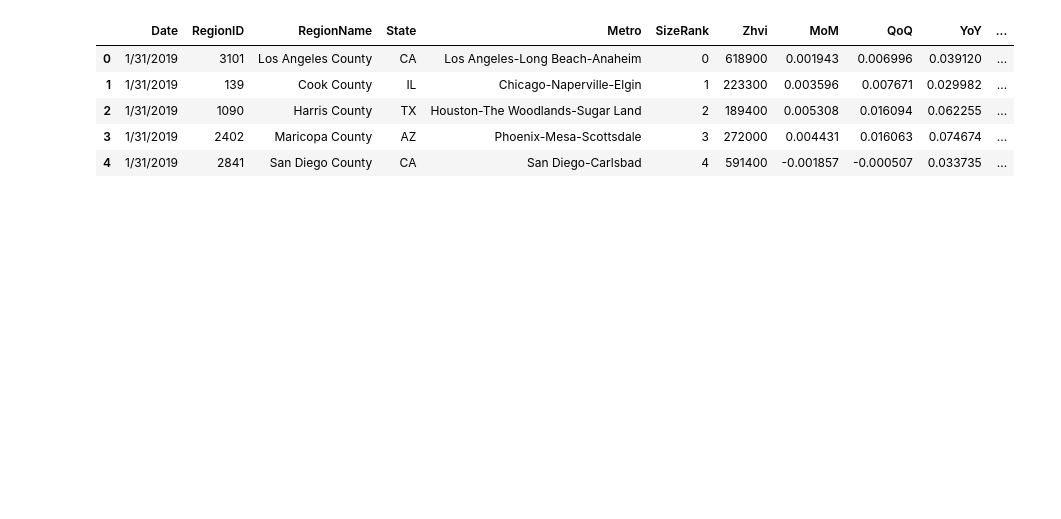
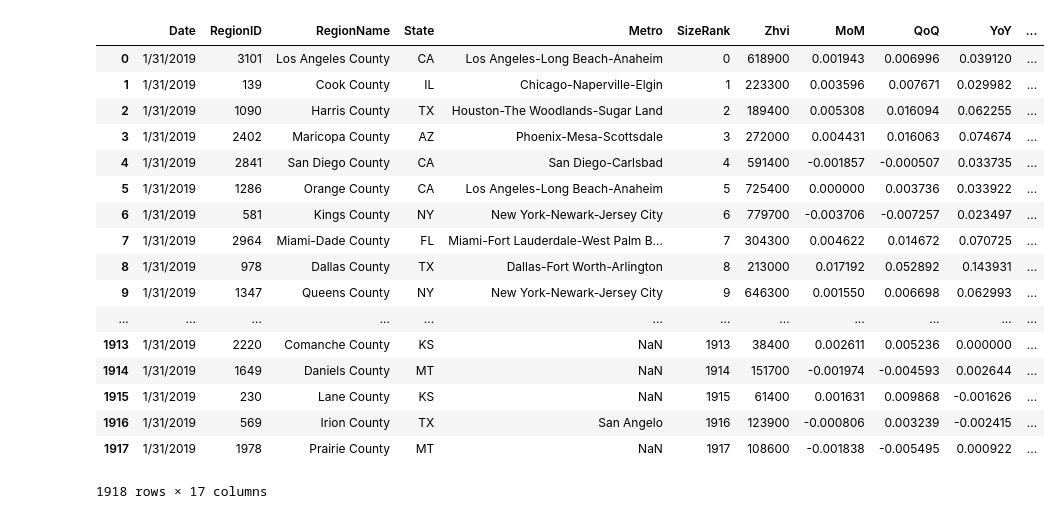
Before and after one commit to sbogdan-sb/Data_Viz_Project, a Jupyter notebook: david/real_estate_data.ipynb, the cells around one changed output. Cells and saved outputs as stored; diff of their text form; code cells hidden in the pictures; blank space fills up the shorter version.

```diff
--- a/david/real_estate_data.ipynb
+++ b/david/real_estate_data.ipynb
@@ -6,11 +6,23 @@ import os
 # %%
 re_prices=pd.read_csv("County_Zhvi_Summary_AllHomes.csv",encoding="ISO-8859-1")
 # %%
-re_prices.head()
+re_prices
 # %% [output]
 |  | Date | RegionID | RegionName | State | Metro | SizeRank | Zhvi | MoM | QoQ | YoY | ... |
 | 0 | 1/31/2019 | 3101 | Los Angeles County | CA | Los Angeles-Long Beach-Anaheim | 0 | 618900 | 0.001943 | 0.006996 | 0.039120 | ... |
 | 1 | 1/31/2019 | 139 | Cook County | IL | Chicago-Naperville-Elgin | 1 | 223300 | 0.003596 | 0.007671 | 0.029982 | ... |
 | 2 | 1/31/2019 | 1090 | Harris County | TX | Houston-The Woodlands-Sugar Land | 2 | 189400 | 0.005308 | 0.016094 | 0.062255 | ... |
 | 3 | 1/31/2019 | 2402 | Maricopa County | AZ | Phoenix-Mesa-Scottsdale | 3 | 272000 | 0.004431 | 0.016063 | 0.074674 | ... |
 | 4 | 1/31/2019 | 2841 | San Diego County | CA | San Diego-Carlsbad | 4 | 591400 | -0.001857 | -0.000507 | 0.033735 | ... |
+| 5 | 1/31/2019 | 1286 | Orange County | CA | Los Angeles-Long Beach-Anaheim | 5 | 725400 | 0.000000 | 0.003736 | 0.033922 | ... |
+| 6 | 1/31/2019 | 581 | Kings County | NY | New York-Newark-Jersey City | 6 | 779700 | -0.003706 | -0.007257 | 0.023497 | ... |
+| 7 | 1/31/2019 | 2964 | Miami-Dade County | FL | Miami-Fort Lauderdale-West Palm B... | 7 | 304300 | 0.004622 | 0.014672 | 0.070725 | ... |
+| 8 | 1/31/2019 | 978 | Dallas County | TX | Dallas-Fort Worth-Arlington | 8 | 213000 | 0.017192 | 0.052892 | 0.143931 | ... |
+| 9 | 1/31/2019 | 1347 | Queens County | NY | New York-Newark-Jersey City | 9 | 646300 | 0.001550 | 0.006698 | 0.062993 | ... |
+| ... | ... | ... | ... | ... | ... | ... | ... | ... | ... | ... | ... |
+| 1913 | 1/31/2019 | 2220 | Comanche County | KS | NaN | 1913 | 38400 | 0.002611 | 0.005236 | 0.000000 | ... |
+| 1914 | 1/31/2019 | 1649 | Daniels County | MT | NaN | 1914 | 151700 | -0.001974 | -0.004593 | 0.002644 | ... |
+| 1915 | 1/31/2019 | 230 | Lane County | KS | NaN | 1915 | 61400 | 0.001631 | 0.009868 | -0.001626 | ... |
+| 1916 | 1/31/2019 | 569 | Irion County | TX | San Angelo | 1916 | 123900 | -0.000806 | 0.003239 | -0.002415 | ... |
+| 1917 | 1/31/2019 | 1978 | Prairie County | MT | NaN | 1917 | 108600 | -0.001838 | -0.005495 | 0.000922 | ... |
+1918 rows × 17 columns
```
Also changed, not shown: 3 other files.
